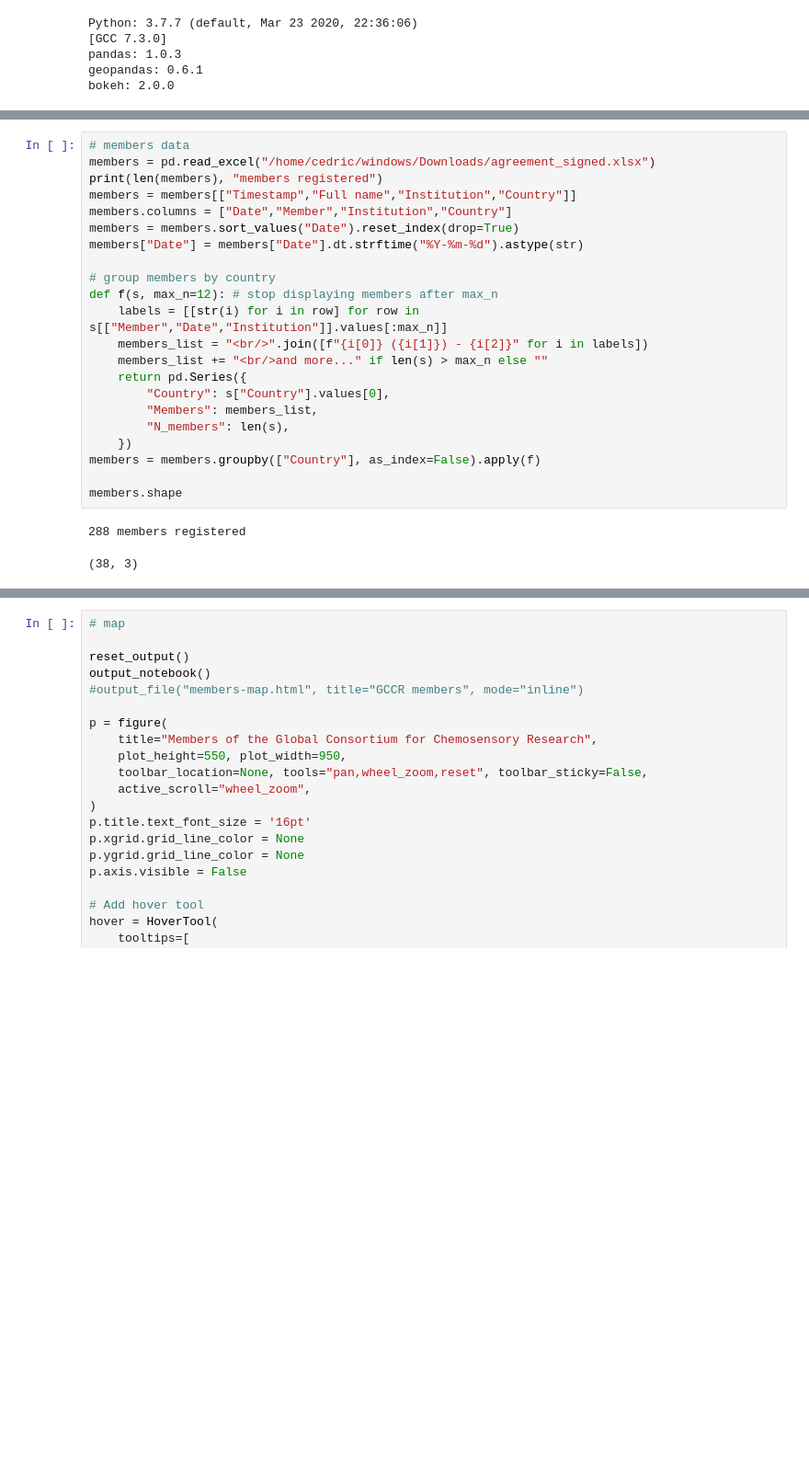
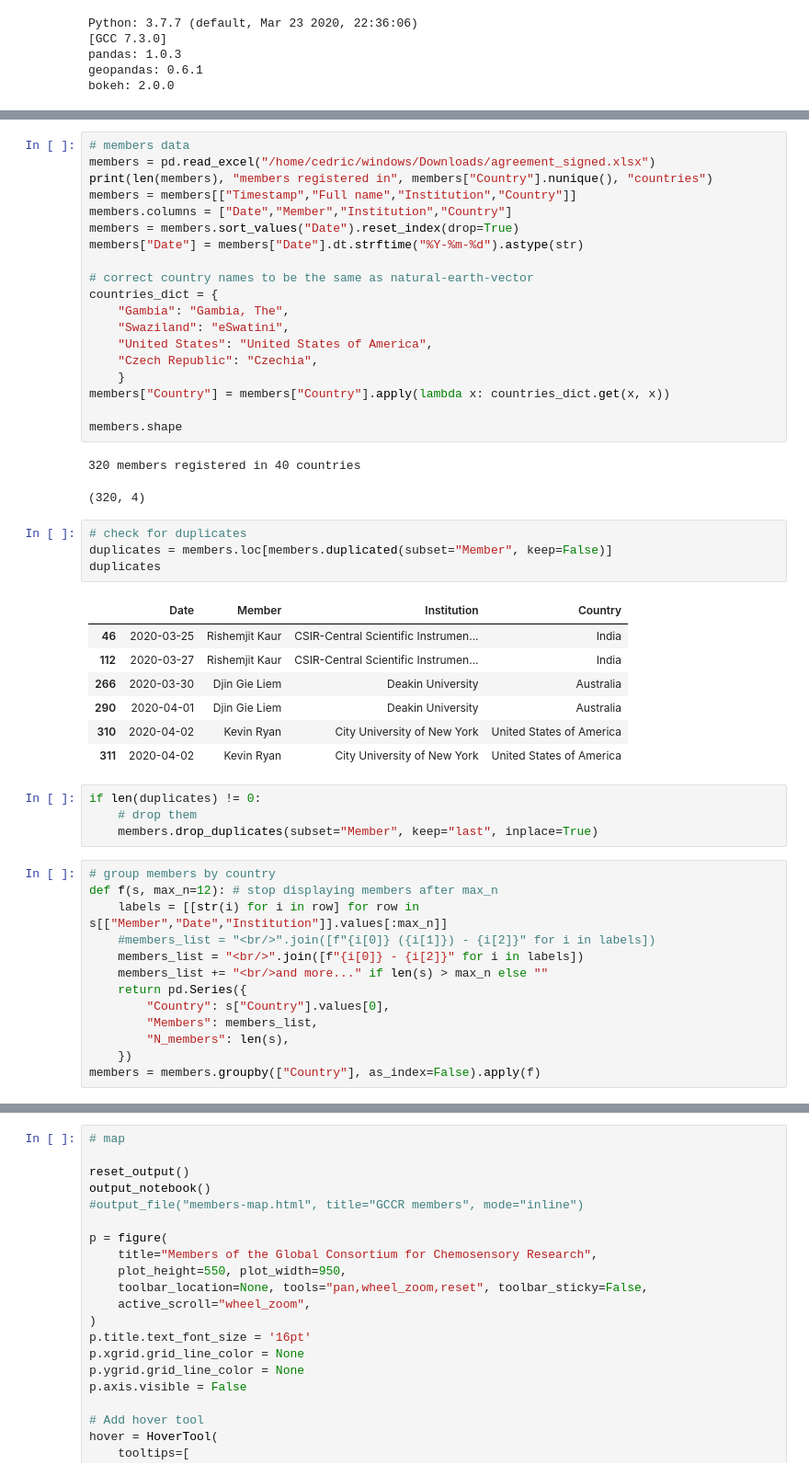
Before and after one commit to GCCR/members-map, a Jupyter notebook: choropleth-map.ipynb, the cells around one changed output, grey strips where cells are left out. Shown at 92% size. Saved outputs shown, nothing was run; the diff lists cells and outputs as text; blank space fills up the shorter version.

```diff
--- a/choropleth-map.ipynb
+++ b/choropleth-map.ipynb
@@ -52,16 +65,47 @@ geo.head()
+# %%
+# members data
+members = pd.read_excel("/home/cedric/windows/Downloads/agreement_signed.xlsx")
+print(len(members), "members registered in", members["Country"].nunique(), "countries")
+members = members[["Timestamp","Full name","Institution","Country"]]
+members.columns = ["Date","Member","Institution","Country"]
+members = members.sort_values("Date").reset_index(drop=True)
+members["Date"] = members["Date"].dt.strftime("%Y-%m-%d").astype(str)
+
+# correct country names to be the same as natural-earth-vector
+countries_dict = {
+    "Gambia": "Gambia, The",
+    "Swaziland": "eSwatini",
+    "United States": "United States of America",
+    "Czech Republic": "Czechia",
+    }
+members["Country"] = members["Country"].apply(lambda x: countries_dict.get(x, x))
+
+members.shape
+# %% [output]
+320 members registered in 40 countries
+(320, 4)
+# %%
+# check for duplicates
+duplicates = members.loc[members.duplicated(subset="Member", keep=False)]
+duplicates
+# %% [output]
+|  | Date | Member | Institution | Country |
+| 46 | 2020-03-25 | Rishemjit Kaur | CSIR-Central Scientific Instrumen... | India |
+| 112 | 2020-03-27 | Rishemjit Kaur | CSIR-Central Scientific Instrumen... | India |
+| 266 | 2020-03-30 | Djin Gie Liem | Deakin University | Australia |
+| 290 | 2020-04-01 | Djin Gie Liem | Deakin University | Australia |
+| 310 | 2020-04-02 | Kevin Ryan | City University of New York | United States of America |
+| 311 | 2020-04-02 | Kevin Ryan | City University of New York | United States of America |
+# %%
+if len(duplicates) != 0:
+    # drop them
+    members.drop_duplicates(subset="Member", keep="last", inplace=True)
 # %%
-# members data
-members = pd.read_excel("/home/cedric/windows/Downloads/agreement_signed.xlsx")
-print(len(members), "members registered")
-members = members[["Timestamp","Full name","Institution","Country"]]
-members.columns = ["Date","Member","Institution","Country"]
-members = members.sort_values("Date").reset_index(drop=True)
-members["Date"] = members["Date"].dt.strftime("%Y-%m-%d").astype(str)
-
 # group members by country
 def f(s, max_n=12): # stop displaying members after max_n
     labels = [[str(i) for i in row] for row in s[["Member","Date","Institution"]].values[:max_n]]
-    members_list = "<br/>".join([f"{i[0]} ({i[1]}) - {i[2]}" for i in labels])
+    #members_list = "<br/>".join([f"{i[0]} ({i[1]}) - {i[2]}" for i in labels])
+    members_list = "<br/>".join([f"{i[0]} - {i[2]}" for i in labels])
     members_list += "<br/>and more..." if len(s) > max_n else ""
     return pd.Series({
         "Country": s["Country"].values[0],
@@ -69,11 +113,6 @@ def f(s, max_n=12): # stop displaying members after max_n
         "N_members": len(s),
     })
 members = members.groupby(["Country"], as_index=False).apply(f)
-
-members.shape
-# %% [output]
-288 members registered
-(38, 3)
 # %%
 # merge country shapes and members
 df = geo.merge(members, on="Country", how="left")
```
Also changed, not shown: parts of 4 cells of this notebook, 20 other files.
